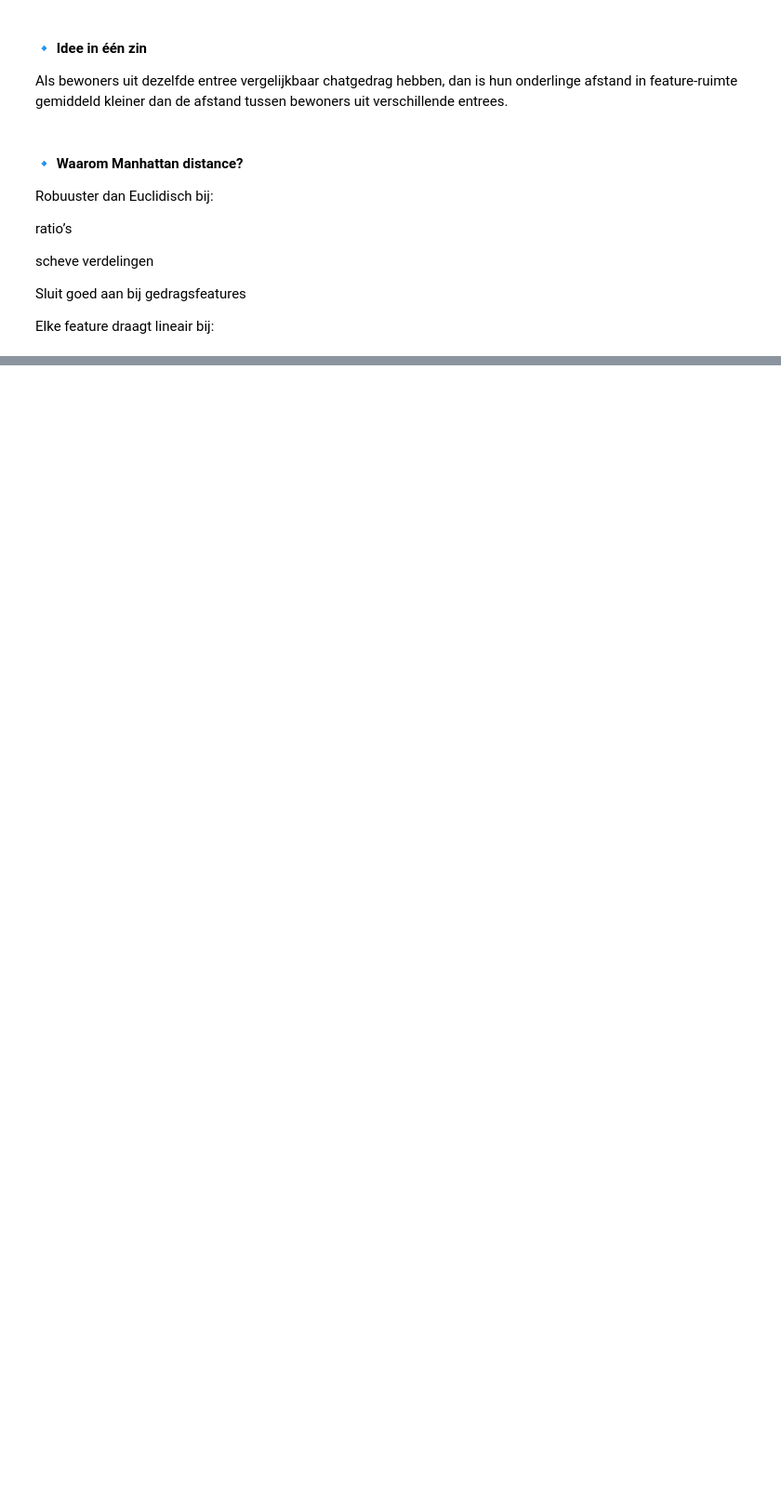
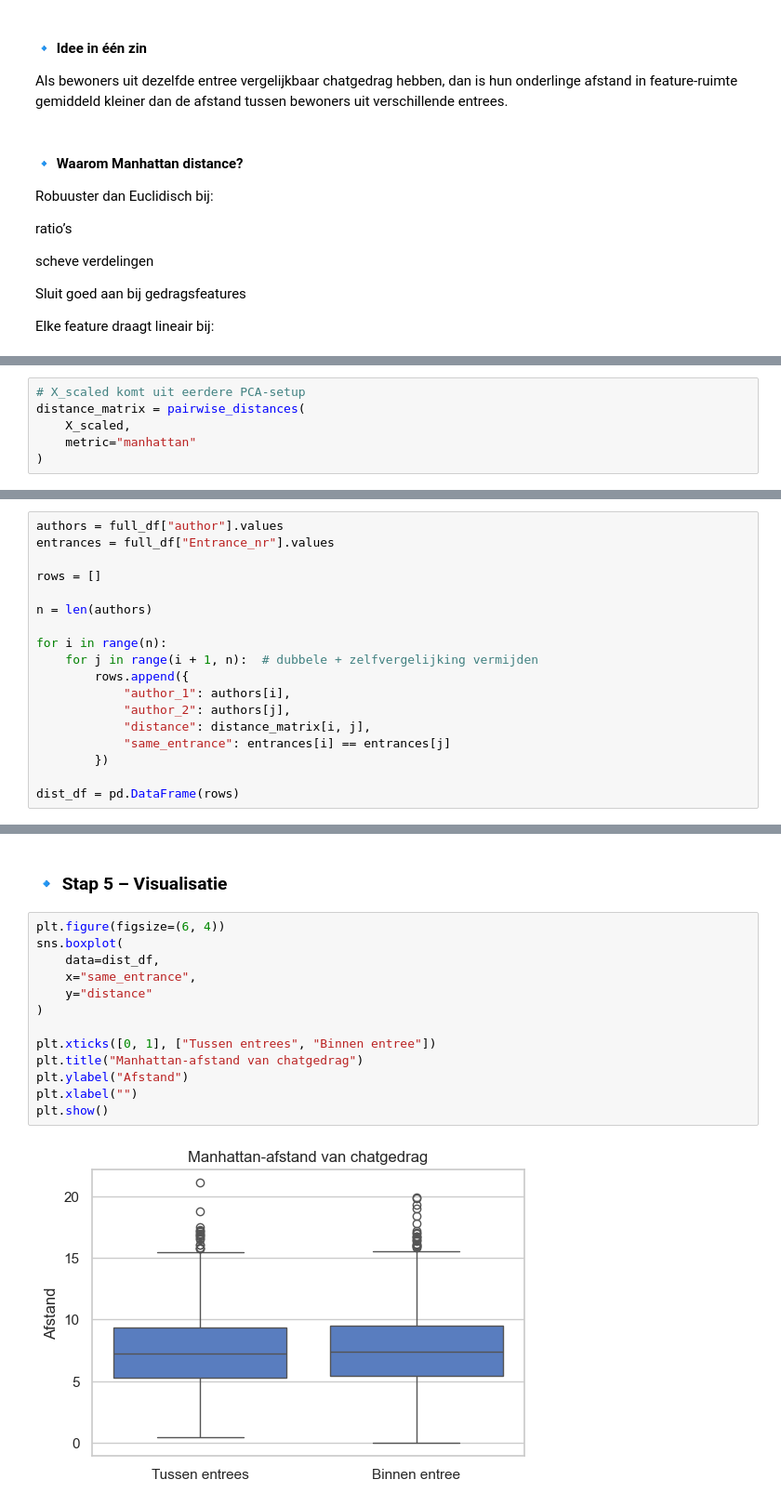
Before and after one commit to lcleofa/HU-DAV, a Jupyter notebook: notebooks/06.2R-Gino1-Final-dimension_reduction.ipynb, the cells around one changed output, grey strips where cells are left out. Shown at 93% size. Saved outputs shown, nothing was run; the diff lists cells and outputs as text; blank space fills up the shorter version.

```diff
--- a/notebooks/06.2R-Gino1-Final-dimension_reduction.ipynb
+++ b/notebooks/06.2R-Gino1-Final-dimension_reduction.ipynb
@@ -306,0 +332,6 @@ Elke feature draagt lineair bij:
+# %%
+# X_scaled komt uit eerdere PCA-setup
+distance_matrix = pairwise_distances(
+    X_scaled,
+    metric="manhattan"
+)
@@ -306,0 +346,18 @@ Elke feature draagt lineair bij:
+# %%
+authors = full_df["author"].values
+entrances = full_df["Entrance_nr"].values
+
+rows = []
+
+n = len(authors)
+
+for i in range(n):
+    for j in range(i + 1, n):  # dubbele + zelfvergelijking vermijden
+        rows.append({
+            "author_1": authors[i],
+            "author_2": authors[j],
+            "distance": distance_matrix[i, j],
+            "same_entrance": entrances[i] == entrances[j]
+        })
+
+dist_df = pd.DataFrame(rows)
@@ -306,0 +374,17 @@ Elke feature draagt lineair bij:
+# %% [markdown]
+### 🔹 Stap 5 – Visualisatie
+# %%
+plt.figure(figsize=(6, 4))
+sns.boxplot(
+    data=dist_df,
+    x="same_entrance",
+    y="distance"
+)
+
+plt.xticks([0, 1], ["Tussen entrees", "Binnen entree"])
+plt.title("Manhattan-afstand van chatgedrag")
+plt.ylabel("Afstand")
+plt.xlabel("")
+plt.show()
+# %% [output]
+[figure, added]
```
Also changed, not shown: parts of 34 cells of this notebook, 1 other file.
